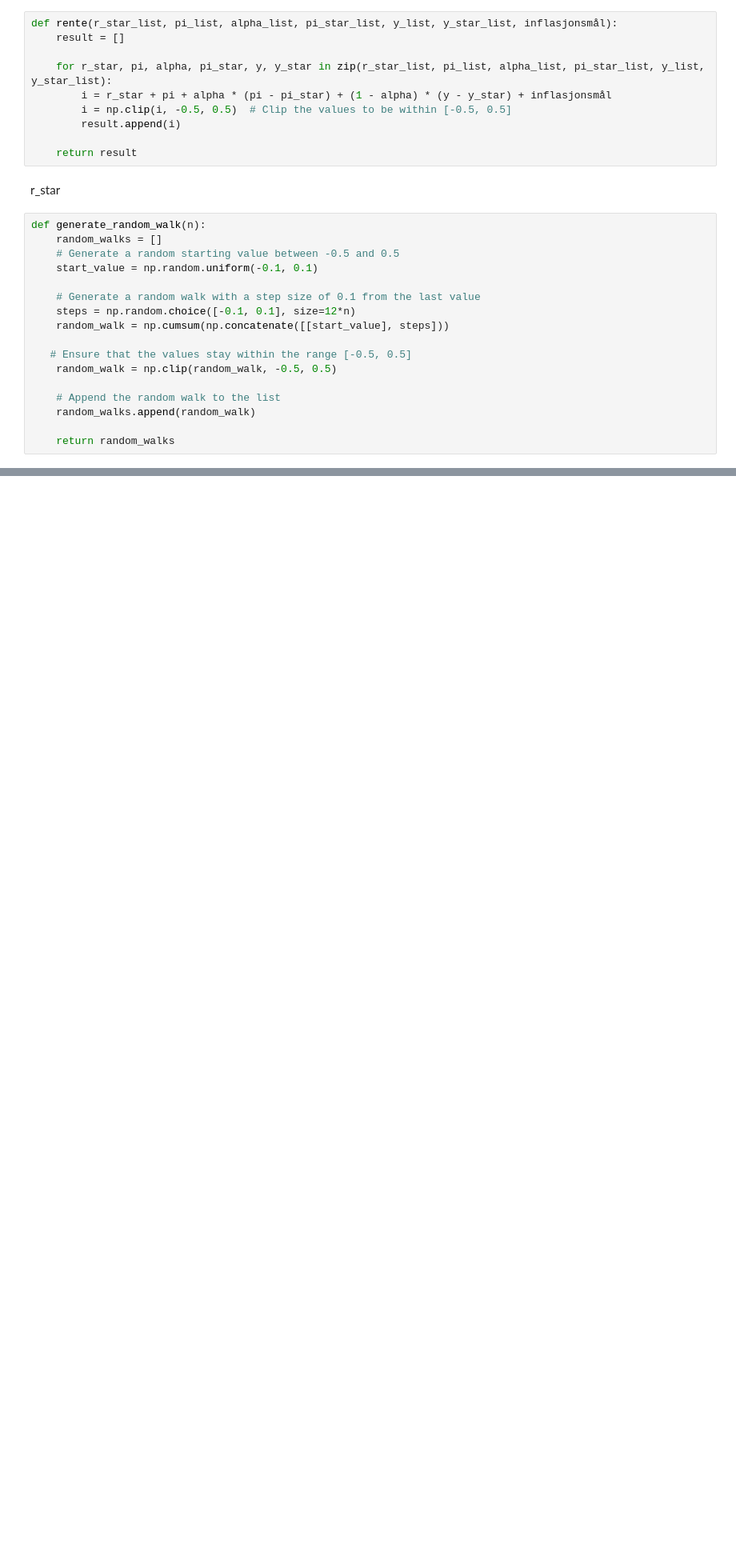
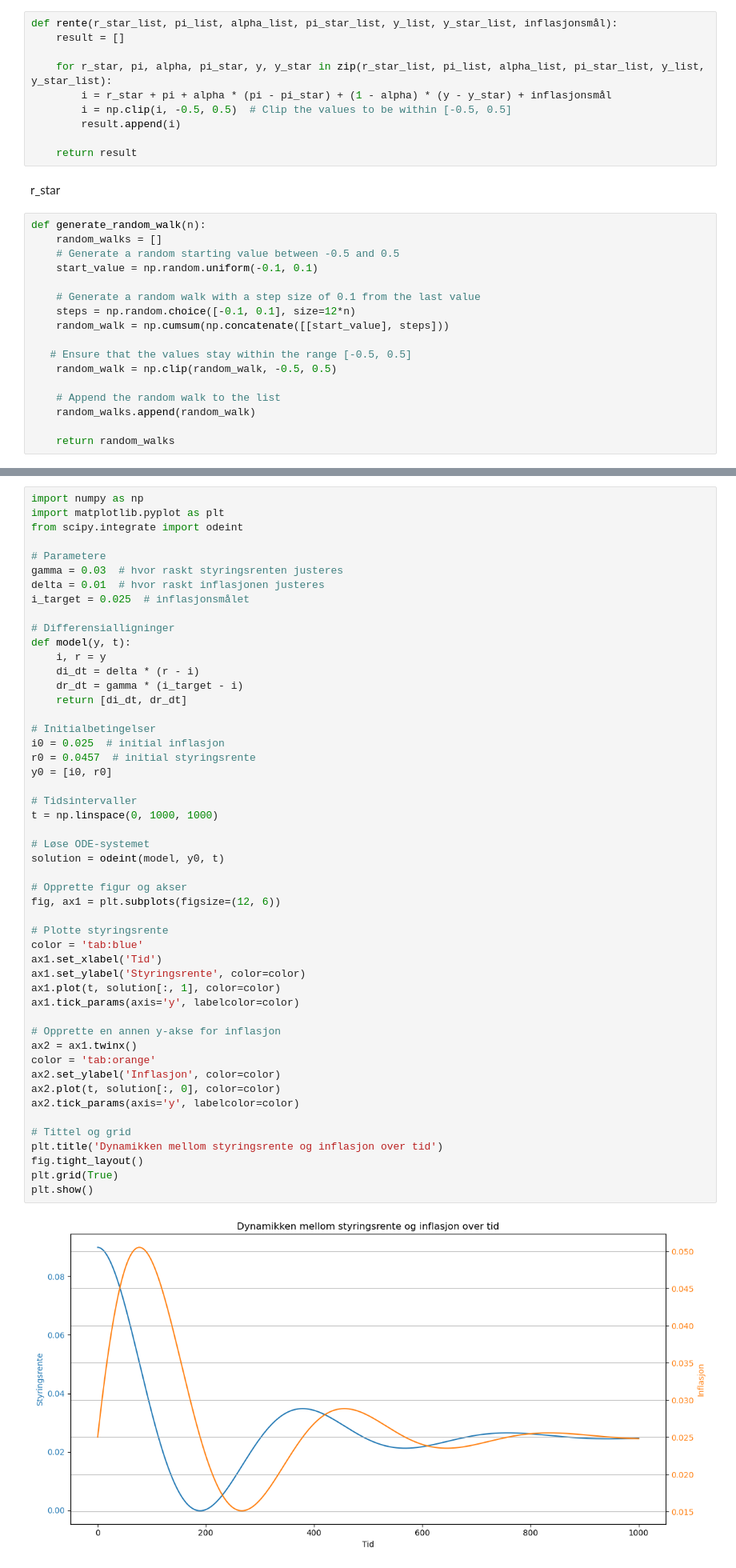
Before and after one commit to 591118/ProsjektADAH2023, a Jupyter notebook: pro2.ipynb, the cells around one changed output, grey strips where cells are left out. Shown at 80% size. Drawn from its saved outputs; the diff is of its cells as text; blank space fills up the shorter version.

```diff
--- a/pro2.ipynb
+++ b/pro2.ipynb
@@ -84,0 +76,52 @@ Random Walk 1: [-0.00974668 -0.10974668 -0.00974668  0.09025332 -0.00974668  0.0
+# %%
+import numpy as np
+import matplotlib.pyplot as plt
+from scipy.integrate import odeint
+
+# Parametere
+gamma = 0.03  # hvor raskt styringsrenten justeres
+delta = 0.01  # hvor raskt inflasjonen justeres
+i_target = 0.025  # inflasjonsmålet
+
+# Differensialligninger
+def model(y, t):
+    i, r = y
+    di_dt = delta * (r - i)
+    dr_dt = gamma * (i_target - i)
+    return [di_dt, dr_dt]
+
+# Initialbetingelser
+i0 = 0.025  # initial inflasjon
+r0 = 0.0457  # initial styringsrente
+y0 = [i0, r0]
+
+# Tidsintervaller
+t = np.linspace(0, 1000, 1000)
+
+# Løse ODE-systemet
+solution = odeint(model, y0, t)
+
+# Opprette figur og akser
+fig, ax1 = plt.subplots(figsize=(12, 6))
+
+# Plotte styringsrente
+color = 'tab:blue'
+ax1.set_xlabel('Tid')
+ax1.set_ylabel('Styringsrente', color=color)
+ax1.plot(t, solution[:, 1], color=color)
+ax1.tick_params(axis='y', labelcolor=color)
+
+# Opprette en annen y-akse for inflasjon
+ax2 = ax1.twinx()
+color = 'tab:orange'
+ax2.set_ylabel('Inflasjon', color=color)
+ax2.plot(t, solution[:, 0], color=color)
+ax2.tick_params(axis='y', labelcolor=color)
+
+# Tittel og grid
+plt.title('Dynamikken mellom styringsrente og inflasjon over tid')
+fig.tight_layout()
+plt.grid(True)
+plt.show()
+# %% [output]
+[figure, added]
```
Also changed, not shown: parts of 4 cells of this notebook.
